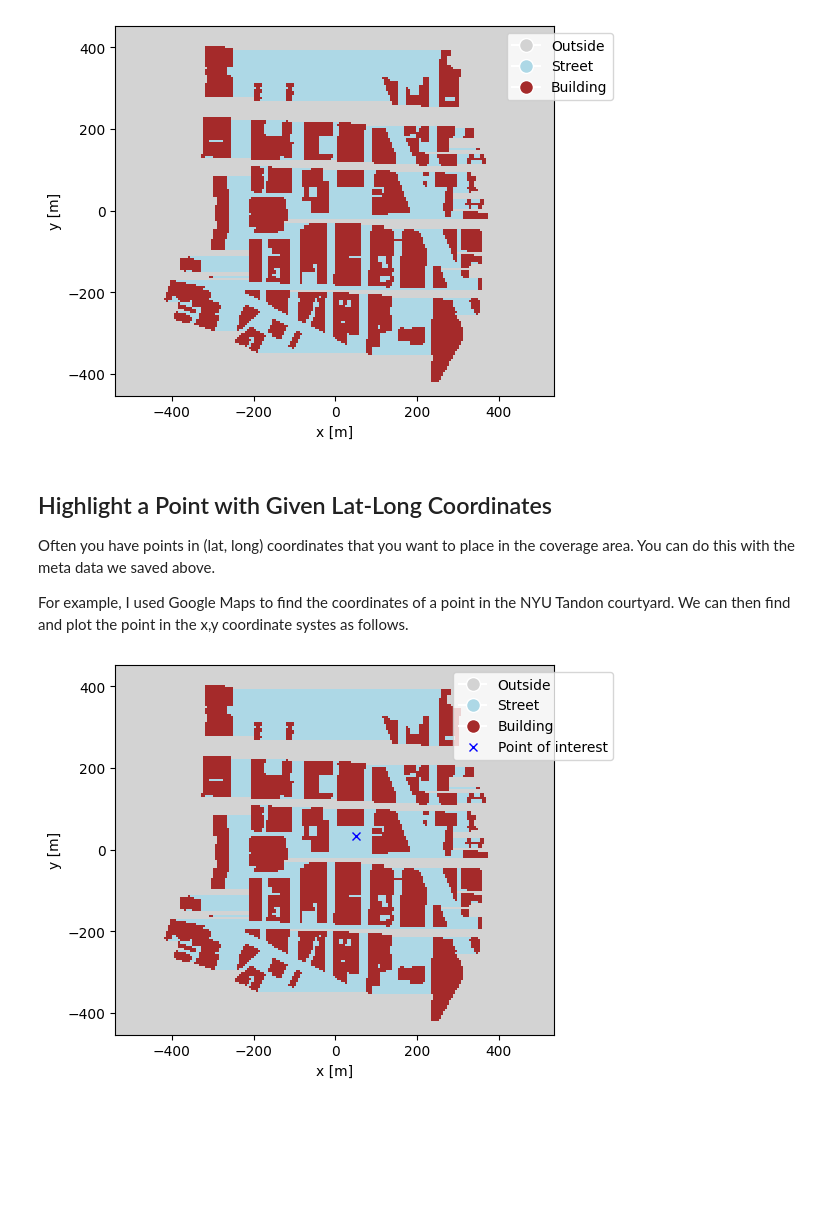
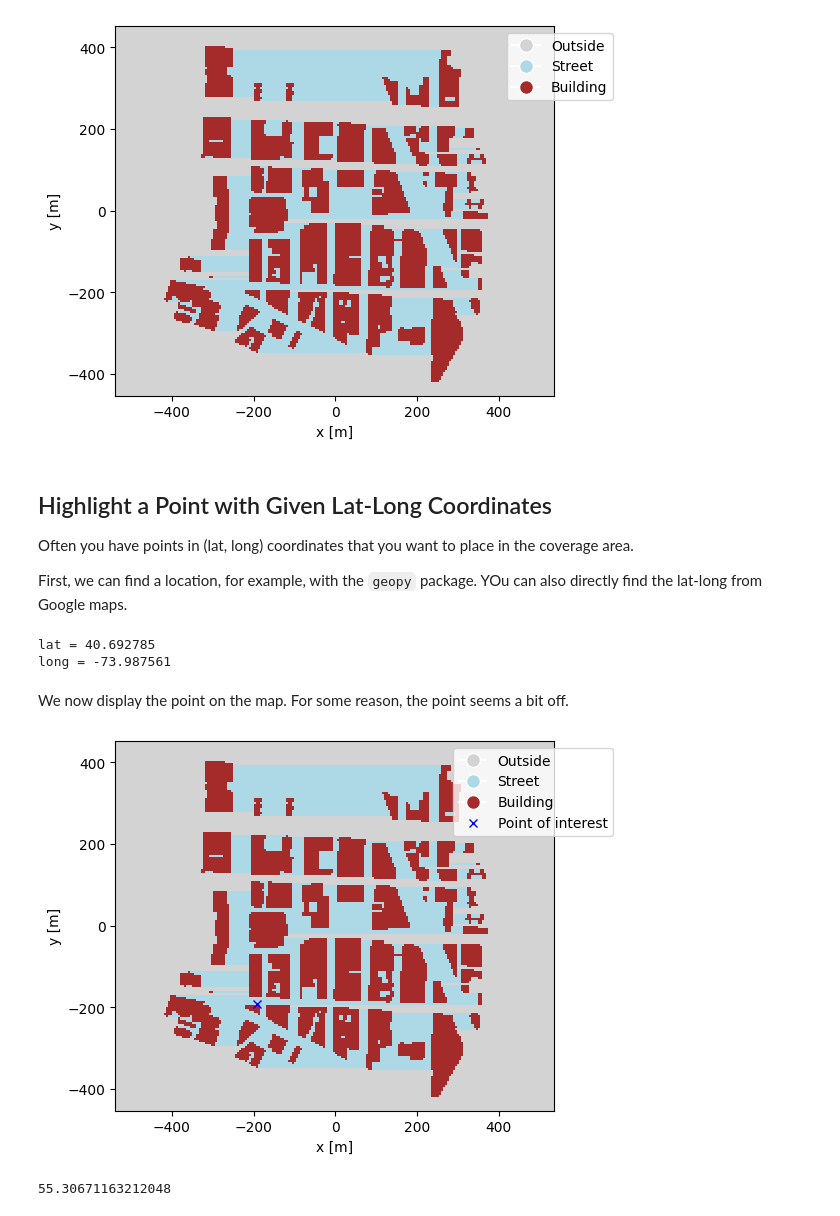
Before and after one commit to sdrangan/wirelesscomm, a Jupyter notebook: docs/geodemo/demo_scenegen.ipynb, the cells around one changed output. Drawn from its saved outputs; the diff is of its cells as text; code cells hidden in the pictures; blank space fills up the shorter version.

Commit message:
Added geopy location look up.

```diff
--- a/docs/geodemo/demo_scenegen.ipynb
+++ b/docs/geodemo/demo_scenegen.ipynb
@@ -190,35 +193,60 @@ _ = plt.ylabel('y [m]')
 # %% [markdown]
 ## Highlight a Point with Given Lat-Long Coordinates
 
-Often you have points in (lat, long) coordinates that you want to place in the coverage area.  You can do this with the meta data we saved above.
+Often you have points in (lat, long) coordinates that you want to place in the coverage area.
 
-For example, I used Google Maps to find the coordinates of a point in the NYU Tandon courtyard.  We can then find and plot the point in the x,y coordinate systes as follows.
+First, we can find a location, for example, with the `geopy` package.  YOu can also directly find the lat-long from Google maps.
+# %%
+from geopy.geocoders import Nominatim
+
+# Initialize Nominatim geocoder
+geolocator = Nominatim(user_agent="wireless_class")
+
+# Address to get coordinates for
+#address = "5 MetroTech Center, Brooklyn, NY 11201"
+address = "370 Jay St, Brooklyn, NY 11201"
+
+# Geocode the address
+location = geolocator.geocode(address)
+
+# Print the lat-long
+print('lat = %f' % location.latitude)
+print('long = %f' % location.longitude)
+lat = location.latitude
+long  = location.longitude
+# %% [output]
+lat = 40.692785
+long = -73.987561
+# %% [markdown]
+We now display the point on the map.  For some reason, the point seems a bit off.
 # %%
-bbox_longlat = [-73.990291, 40.691239, -73.981869, 40.696608]
-point = [40.69412465806148, -73.98566594461442]
-
-xp = (point[1]-map_data['bbox_long'][0])/(map_data['bbox_long'][1]-map_data['bbox_long'][0])*(cm.x[-1]-cm.x[0]) + cm.x[0]
-yp = (point[0]-map_data['bbox_lat'][0])/(map_data['bbox_lat'][1]-map_data['bbox_lat'][0])*(cm.y[-1]-cm.y[0]) + cm.y[0]
+# Convert to the x-y bounding box
+xp = (long-map_data['bbox_long'][0])/(map_data['bbox_long'][1]-map_data['bbox_long'][0])*(cm.x[-1]-cm.x[0]) + cm.x[0]
+yp = (lat-map_data['bbox_lat'][0])/(map_data['bbox_lat'][1]-map_data['bbox_lat'][0])*(cm.y[-1]-cm.y[0]) + cm.y[0]
 
 # Plot the grid
 extent = extent=[cm.x[0], cm.x[-1], cm.y[0], cm.y[-1]]
 plt.imshow(point_type, cmap=cmap, interpolation='nearest', extent=extent)
 
 # PLot the point of interest
 h, = plt.plot(xp, yp, 'bx')
 
 # Create a legend for the manually created entries
 legend_labels = ['Outside', 'Street', 'Building']
 handles = [plt.Line2D([0], [0], marker='o', color='w', markerfacecolor=color, markersize=10) for color in colors]
 
 # Add the point of interest
 handles.append(h)
 legend_labels.append('Point of interest')
 
 plt.legend(handles, legend_labels, loc='upper right', bbox_to_anchor=(1.15, 1))
 
 # Add titles and labels
 _ = plt.xlabel('x [m]')
 _ = plt.ylabel('y [m]')
 # %% [output]
-[figure, old version]
+[figure, new version]
+# %%
+xp
+# %% [output]
+55.30671163212048
```
Also changed, not shown: parts of 2 cells of this notebook.
